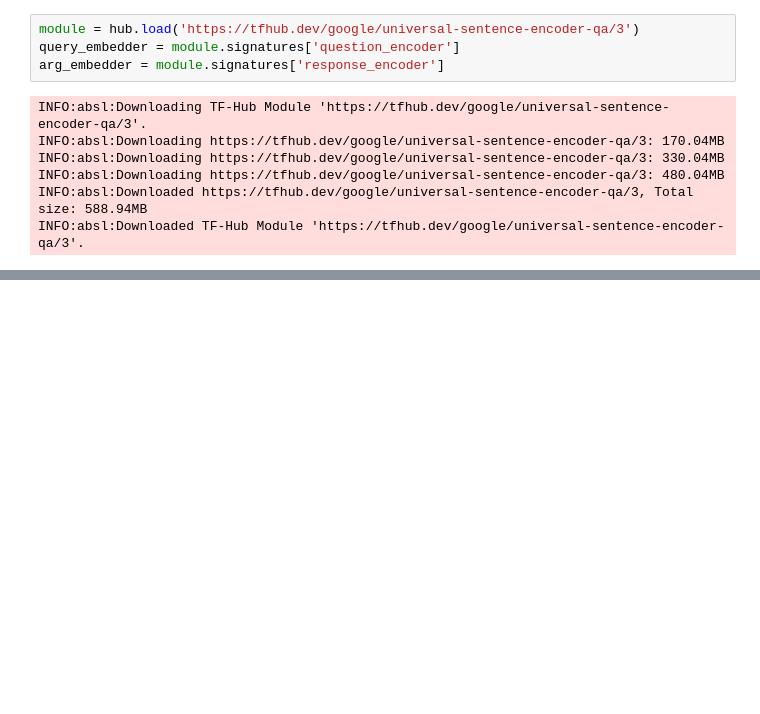
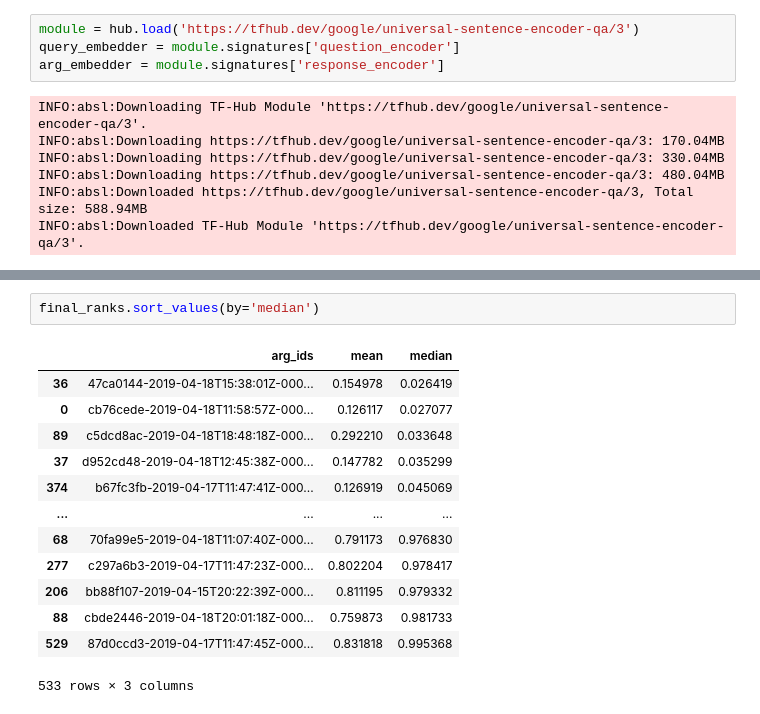
Before and after one commit to cakiki/informationretrieval, a Jupyter notebook: AllTogetherNow.ipynb, the cells around one changed output, grey strips where cells are left out. Drawn from its saved outputs; the diff is of its cells as text; blank space fills up the shorter version.

```diff
--- a/AllTogetherNow.ipynb
+++ b/AllTogetherNow.ipynb
@@ -258,0 +330,16 @@ for i, arg in return_args(k_intersection).iterrows():
+# %%
+final_ranks.sort_values(by='median')
+# %% [output]
+|  | arg_ids | mean | median |
+| 36 | 47ca0144-2019-04-18T15:38:01Z-000... | 0.154978 | 0.026419 |
+| 0 | cb76cede-2019-04-18T11:58:57Z-000... | 0.126117 | 0.027077 |
+| 89 | c5dcd8ac-2019-04-18T18:48:18Z-000... | 0.292210 | 0.033648 |
+| 37 | d952cd48-2019-04-18T12:45:38Z-000... | 0.147782 | 0.035299 |
+| 374 | b67fc3fb-2019-04-17T11:47:41Z-000... | 0.126919 | 0.045069 |
+| ... | ... | ... | ... |
+| 68 | 70fa99e5-2019-04-18T11:07:40Z-000... | 0.791173 | 0.976830 |
+| 277 | c297a6b3-2019-04-17T11:47:23Z-000... | 0.802204 | 0.978417 |
+| 206 | bb88f107-2019-04-15T20:22:39Z-000... | 0.811195 | 0.979332 |
+| 88 | cbde2446-2019-04-18T20:01:18Z-000... | 0.759873 | 0.981733 |
+| 529 | 87d0ccd3-2019-04-17T11:47:45Z-000... | 0.831818 | 0.995368 |
+533 rows × 3 columns
```
Also changed, not shown: parts of 6 cells of this notebook, 1 other file.
